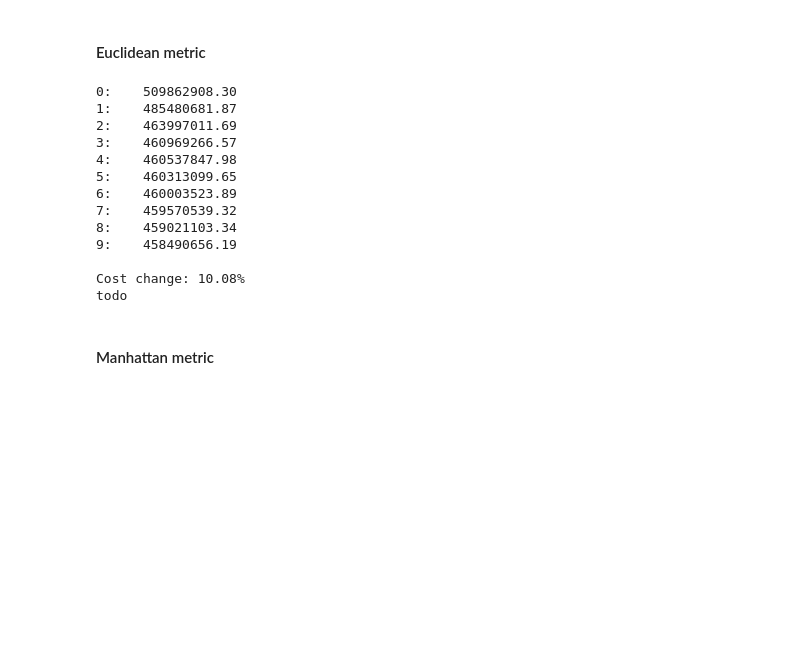
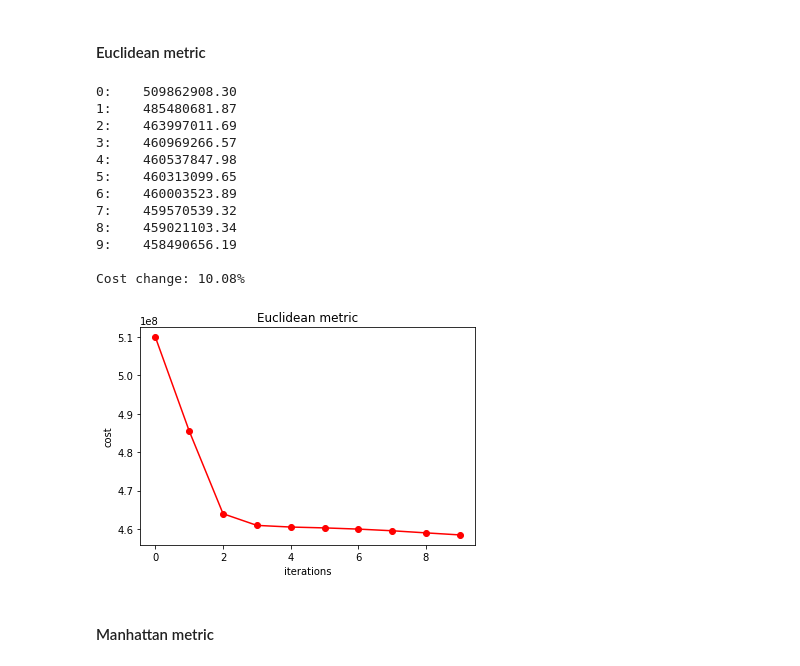
Before and after one commit to jurczewski/PiADZD, a Jupyter notebook: zad3/Zad3.ipynb, the cells around one changed output. Saved outputs shown, nothing was run; the diff lists cells and outputs as text; code cells hidden in the pictures; blank space fills up the shorter version.

Commit message:
add plots

```diff
--- a/zad3/Zad3.ipynb
+++ b/zad3/Zad3.ipynb
@@ -75,8 +77,14 @@ def print_costs(costs):
     print(f'\nCost change: {cost_change*100:04.2f}%')
 
 
-def plot_costs(costs):
-    print('todo')
+def plot_costs(iter_costs, metric_name):
+    plt.plot(iter_costs, marker='o', color='r', )
+    plt.ylabel('cost')
+    plt.xlabel('iterations')
+    plt.title(metric_name)
+    plt.gca().ticklabel_format(axis='both')
+
+    plt.show()
 # %% [markdown]
 ### Centers randomly selected from points
 # %%
@@ -86,22 +94,22 @@ centroids = np.loadtxt('3/3b.txt')
 # %%
 iter_costs = kmeans_cost(ITERATIONS, points, centroids, Euclidean)
 
 print_costs(iter_costs)
-plot_costs(iter_costs)
+plot_costs(iter_costs, 'Euclidean metric')
 # %% [output]
 0:    509862908.30
 1:    485480681.87
 2:    463997011.69
 3:    460969266.57
 4:    460537847.98
 5:    460313099.65
 6:    460003523.89
 7:    459570539.32
 8:    459021103.34
 9:    458490656.19
 
 Cost change: 10.08%
-todo
+[figure, added]
 # %% [markdown]
 #### Manhattan metric
 # %%
```
Also changed, not shown: parts of 4 cells of this notebook, 1 other file.
